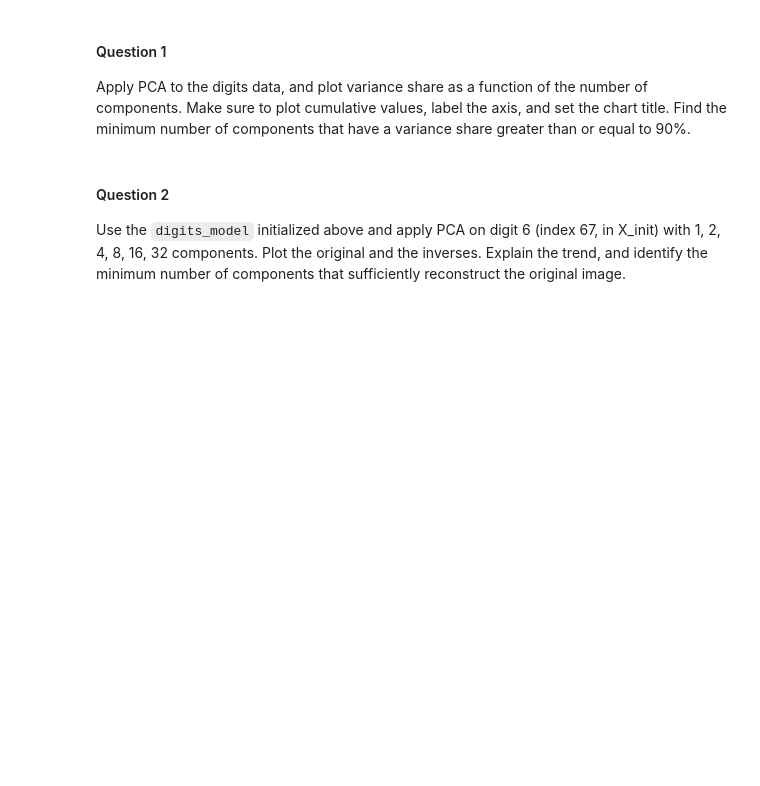
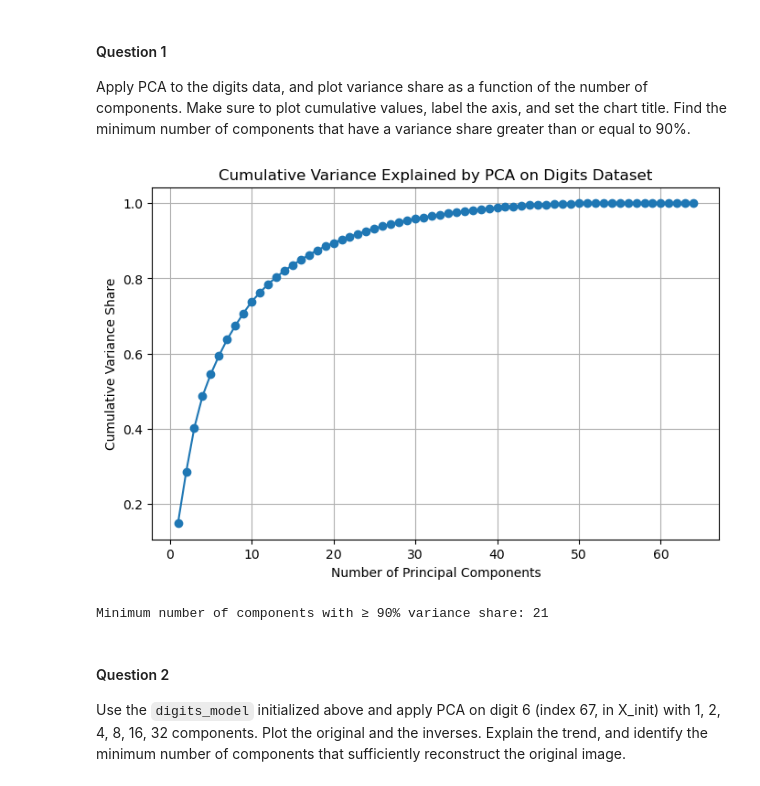
Before and after one commit to IsabellaTan/Brown-DATA2060-HW9, a Jupyter notebook: HW09.ipynb, the cells around one changed output. Cells and saved outputs as stored; diff of their text form; code cells hidden in the pictures; blank space fills up the shorter version.

```diff
--- a/HW09.ipynb
+++ b/HW09.ipynb
@@ -696,3 +798,31 @@ digits_model.fit(X_init)
+# %%
+# DO NOT EDIT
+digits_model = PCA()
+digits_model.fit(X_init)
+
+# TODO
+# Get variance share from fitted model
+var_share = digits_model.variance_share
+# Compute cumulative variance share
+cum_var = np.cumsum(var_share)
+# Number of components
+num_components = np.arange(1, len(cum_var) + 1)
+
+# Plot cumulative variance share
+plt.figure(figsize=(8,5))
+plt.plot(num_components, cum_var, marker='o')
+plt.xlabel("Number of Principal Components")
+plt.ylabel("Cumulative Variance Share")
+plt.title("Cumulative Variance Explained by PCA on Digits Dataset")
+plt.grid(True)
+plt.show()
+
+# Find minimum number of components with ≥ 90% variance
+min_components_90 = np.argmax(cum_var >= 0.90) + 1
+print("Minimum number of components with ≥ 90% variance share:", min_components_90)
+# %% [output]
+[figure, added]
+Minimum number of components with ≥ 90% variance share: 21
 # %% [markdown]
 #### Question 2
 Use the `digits_model` initialized above and apply PCA on digit 6 (index 67, in X_init) with 1, 2, 4, 8, 16, 32 components. Plot the original and the inverses. Explain the trend, and identify the minimum number of components that sufficiently reconstruct the original image.
```
Also changed, not shown: parts of 17 cells of this notebook, 4 other files.
